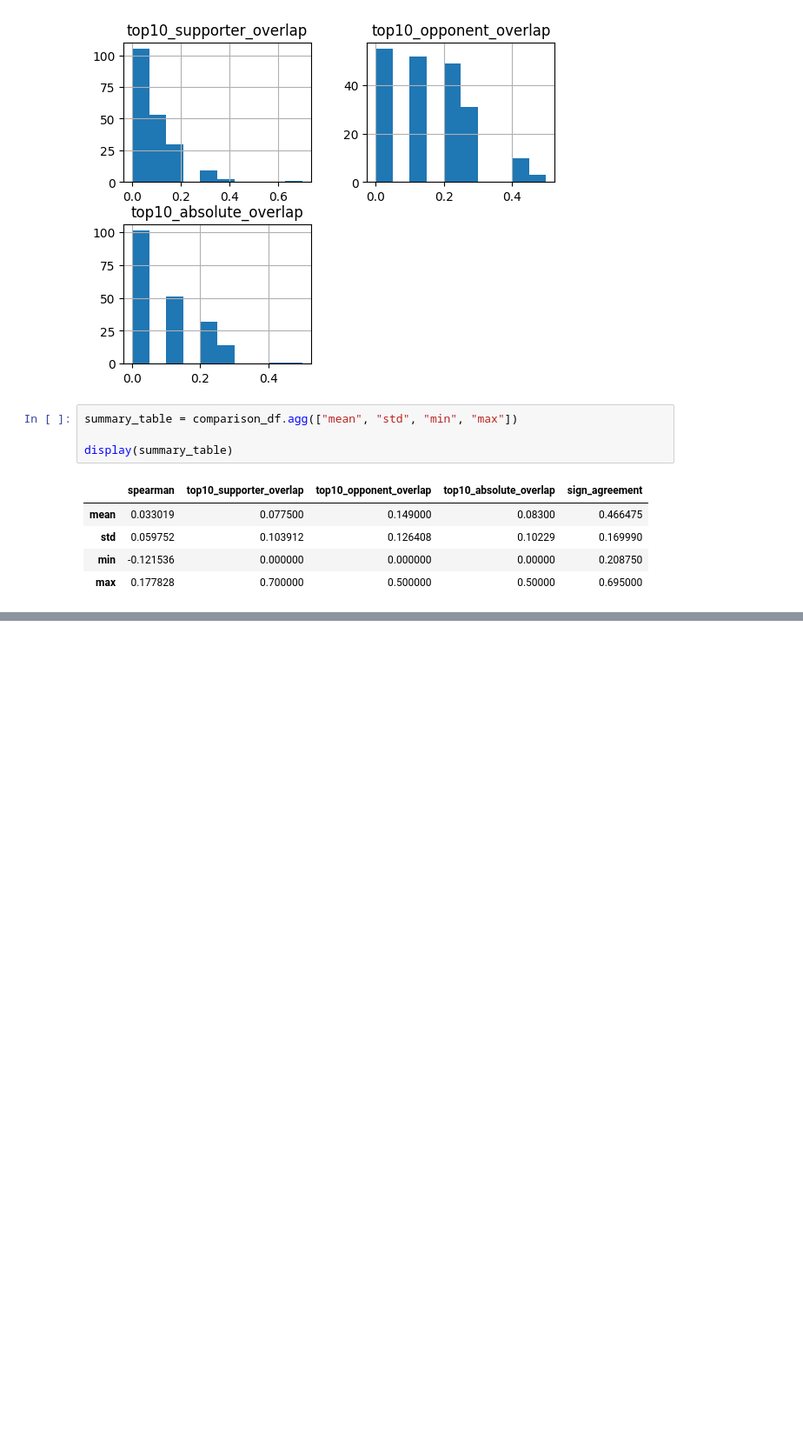
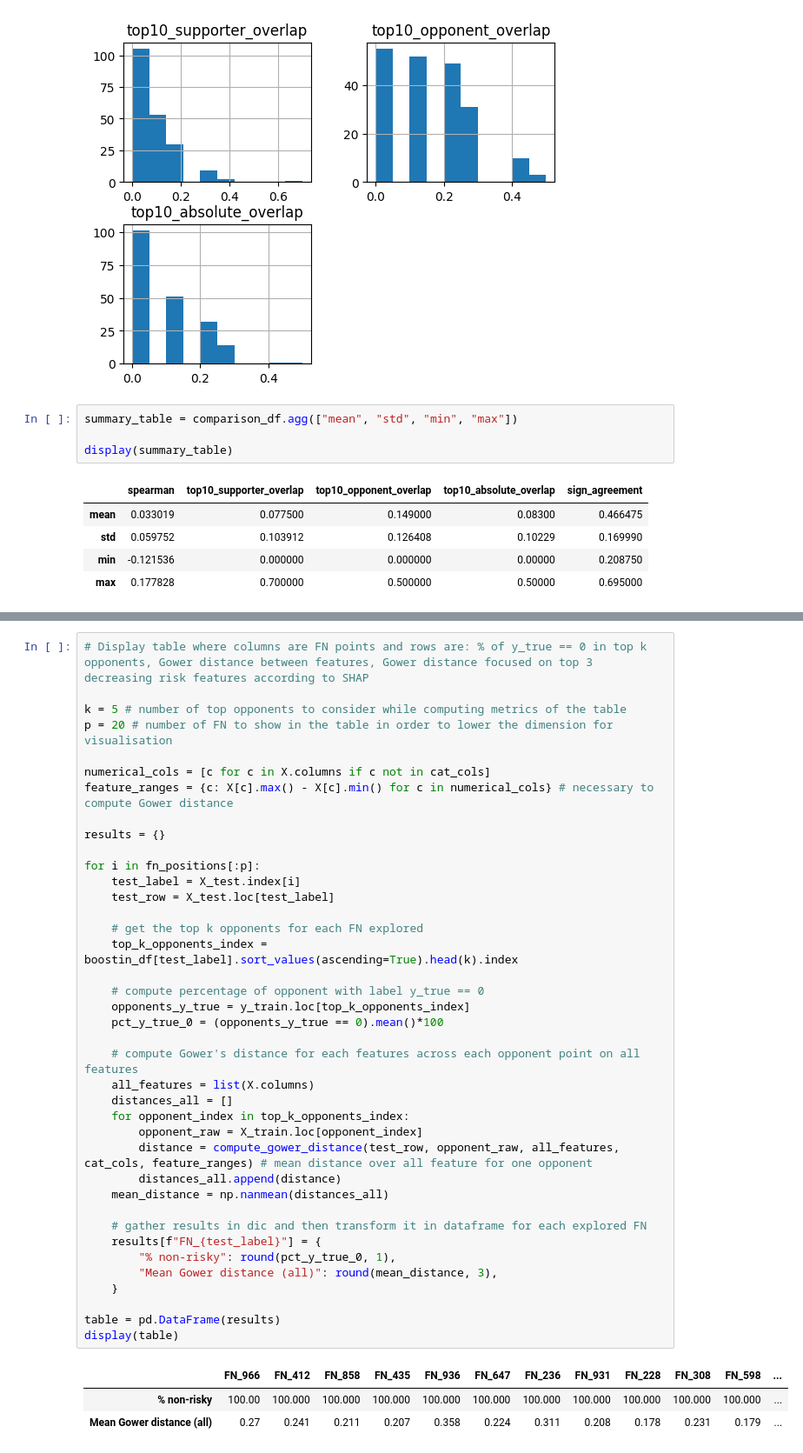
Before and after one commit to zoeguelenne-sys/INFO-H512, a Jupyter notebook: INFO-H-512_project.ipynb, the cells around one changed output, grey strips where cells are left out. Shown at 87% size. Cells and saved outputs as stored; diff of their text form; blank space fills up the shorter version.

```diff
--- a/INFO-H-512_project.ipynb
+++ b/INFO-H-512_project.ipynb
@@ -973,0 +820,43 @@ display(boostin_top10)
+# %%
+# Display table where columns are FN points and rows are: % of y_true == 0 in top k opponents, Gower distance between features, Gower distance focused on top 3 decreasing risk features according to SHAP
+
+k = 5 # number of top opponents to consider while computing metrics of the table
+p = 20 # number of FN to show in the table in order to lower the dimension for visualisation
+
+numerical_cols = [c for c in X.columns if c not in cat_cols]
+feature_ranges = {c: X[c].max() - X[c].min() for c in numerical_cols} # necessary to compute Gower distance
+
+results = {}
+
+for i in fn_positions[:p]:
+    test_label = X_test.index[i]
+    test_row = X_test.loc[test_label]
+
+    # get the top k opponents for each FN explored
+    top_k_opponents_index = boostin_df[test_label].sort_values(ascending=True).head(k).index
+
+    # compute percentage of opponent with label y_true == 0
+    opponents_y_true = y_train.loc[top_k_opponents_index]
+    pct_y_true_0 = (opponents_y_true == 0).mean()*100
+
+    # compute Gower's distance for each features across each opponent point on all features
+    all_features = list(X.columns)
+    distances_all = []
+    for opponent_index in top_k_opponents_index:
+        opponent_raw = X_train.loc[opponent_index]
+        distance = compute_gower_distance(test_row, opponent_raw, all_features, cat_cols, feature_ranges) # mean distance over all feature for one opponent
+        distances_all.append(distance)
+    mean_distance = np.nanmean(distances_all)
+
+    # gather results in dic and then transform it in dataframe for each explored FN
+    results[f"FN_{test_label}"] = {
+        "% non-risky": round(pct_y_true_0, 1),
+        "Mean Gower distance (all)": round(mean_distance, 3),
+    }
+
+table = pd.DataFrame(results)
+display(table)
+# %% [output]
+|  | FN_966 | FN_412 | FN_858 | FN_435 | FN_936 | FN_647 | FN_236 | FN_931 | FN_228 | FN_308 | FN_598 | ... |
+| % non-risky | 100.00 | 100.000 | 100.000 | 100.000 | 100.000 | 100.000 | 100.000 | 100.000 | 100.000 | 100.000 | 100.000 | ... |
+| Mean Gower distance (all) | 0.27 | 0.241 | 0.211 | 0.207 | 0.358 | 0.224 | 0.311 | 0.208 | 0.178 | 0.231 | 0.179 | ... |
```
Also changed, not shown: parts of 46 cells of this notebook, 2 other files.
